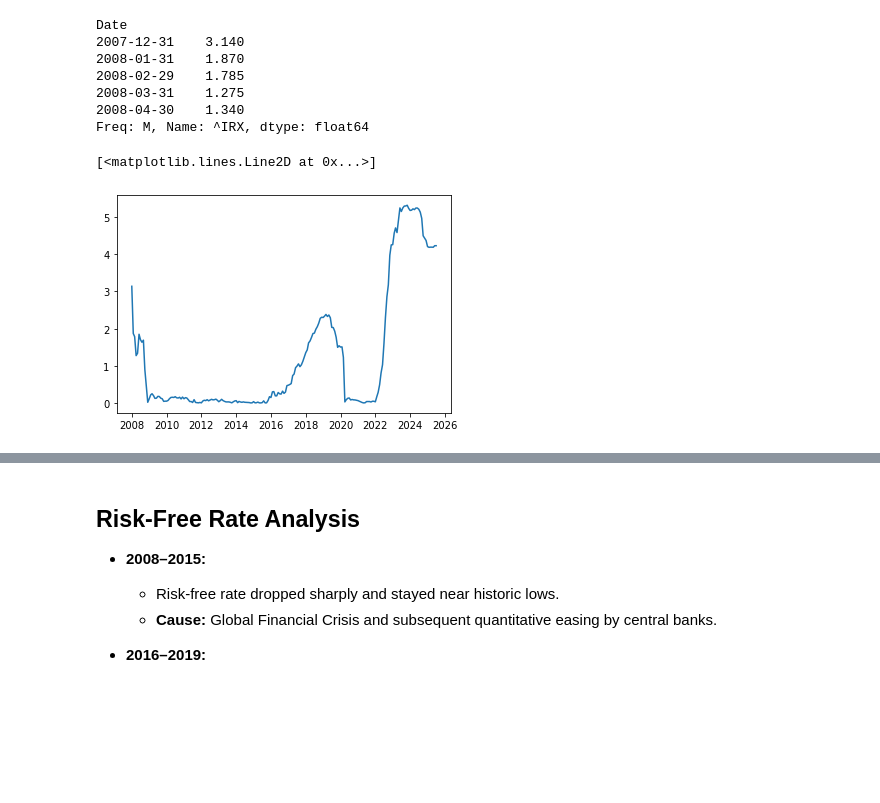
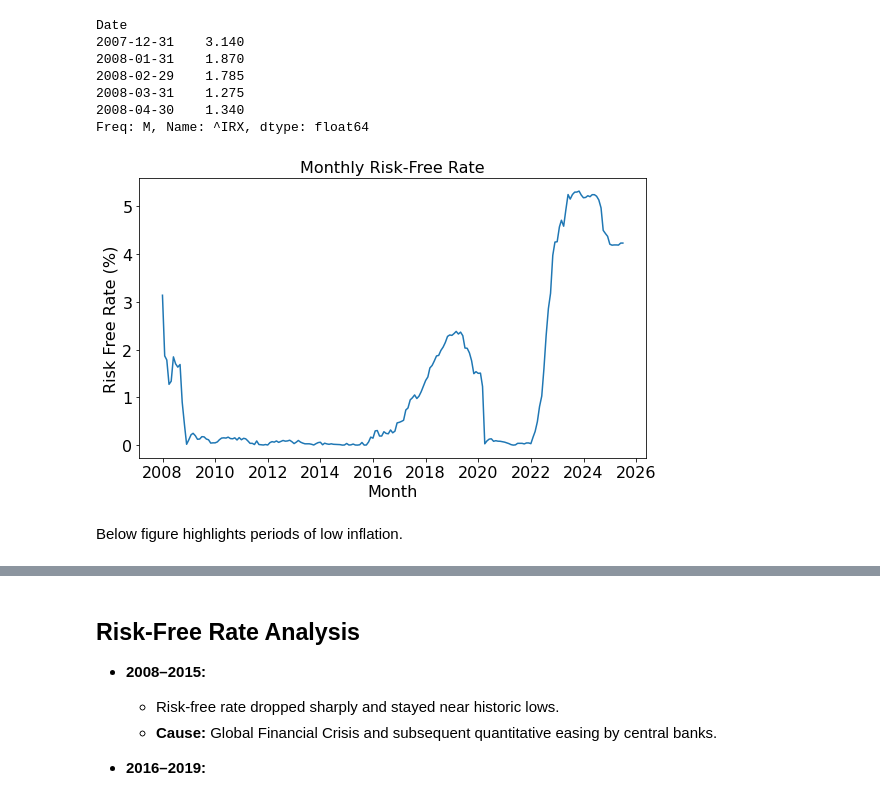
Before and after one commit to sharan-naribole/finance-returns-backtesting, a Jupyter notebook: Project/Project.ipynb, the cells around one changed output, grey strips where cells are left out. Drawn from its saved outputs; the diff is of its cells as text; code cells hidden in the pictures; blank space fills up the shorter version.

```diff
--- a/Project/Project.ipynb
+++ b/Project/Project.ipynb
@@ -430,7 +477,17 @@ Date
 2008-04-30    1.340
 Freq: M, Name: ^IRX, dtype: float64
 # %%
+plt.figure(figsize=(8, 5))
+
 plt.plot(rfr_monthly_perc)
+plt.ylabel("Risk Free Rate (%)", fontsize=16)
+plt.xlabel("Month", fontsize=16)
+plt.title("Monthly Risk-Free Rate", fontsize=16)
+plt.xticks(fontsize=16)
+plt.yticks(fontsize=16)
+plt.tight_layout()
+plt.show()
 # %% [output]
-[<matplotlib.lines.Line2D at 0x...>]
-[figure, old version]
+[figure, new version]
+# %% [markdown]
+Below figure highlights periods of low inflation.
```
Also changed, not shown: parts of 21 cells of this notebook.
